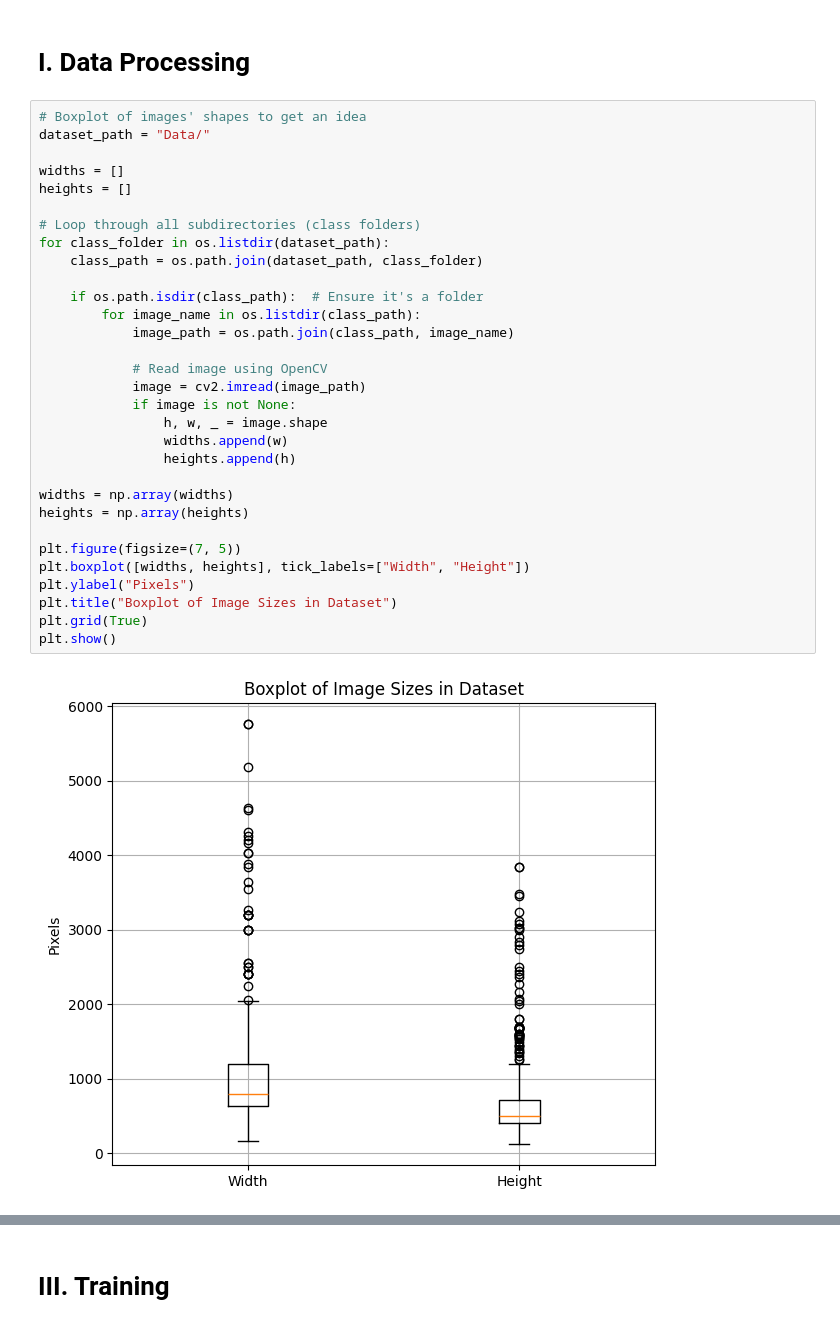
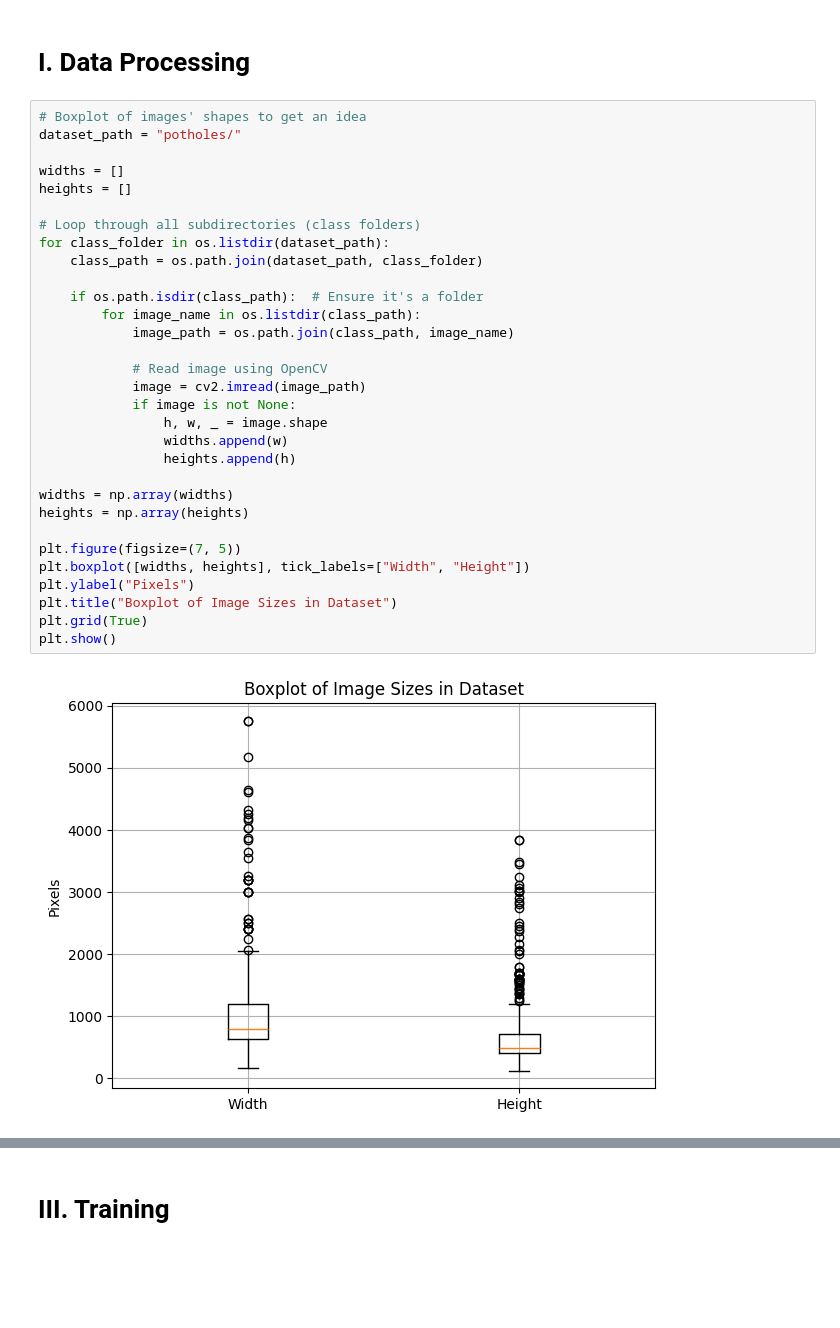
Before and after one commit to Lisa-ach/Computer-vision-project, a Jupyter notebook: Classification/CNN.ipynb, the cells around one changed output, grey strips where cells are left out. Saved outputs shown, nothing was run; the diff lists cells and outputs as text; blank space fills up the shorter version.

```diff
--- a/Classification/CNN.ipynb
+++ b/Classification/CNN.ipynb
@@ -20,37 +20,37 @@ import cv2
 # I. Data Processing
 # %%
 # Boxplot of images' shapes to get an idea
-dataset_path = "Data/"
+dataset_path = "potholes/"
 
 widths = []
 heights = []
 
 # Loop through all subdirectories (class folders)
 for class_folder in os.listdir(dataset_path):
     class_path = os.path.join(dataset_path, class_folder)
 
     if os.path.isdir(class_path):  # Ensure it's a folder
         for image_name in os.listdir(class_path):
             image_path = os.path.join(class_path, image_name)
 
             # Read image using OpenCV
             image = cv2.imread(image_path)
             if image is not None:
                 h, w, _ = image.shape
                 widths.append(w)
                 heights.append(h)
 
 widths = np.array(widths)
 heights = np.array(heights)
 
 plt.figure(figsize=(7, 5))
 plt.boxplot([widths, heights], tick_labels=["Width", "Height"])
 plt.ylabel("Pixels")
 plt.title("Boxplot of Image Sizes in Dataset")
 plt.grid(True)
 plt.show()
 # %% [output]
-[figure, old version]
+[figure, new version]
 # %%
 device = torch.device("cuda" if torch.cuda.is_available() else "cpu")
 print("Using device:", device)
```
Also changed, not shown: parts of 10 cells of this notebook.
